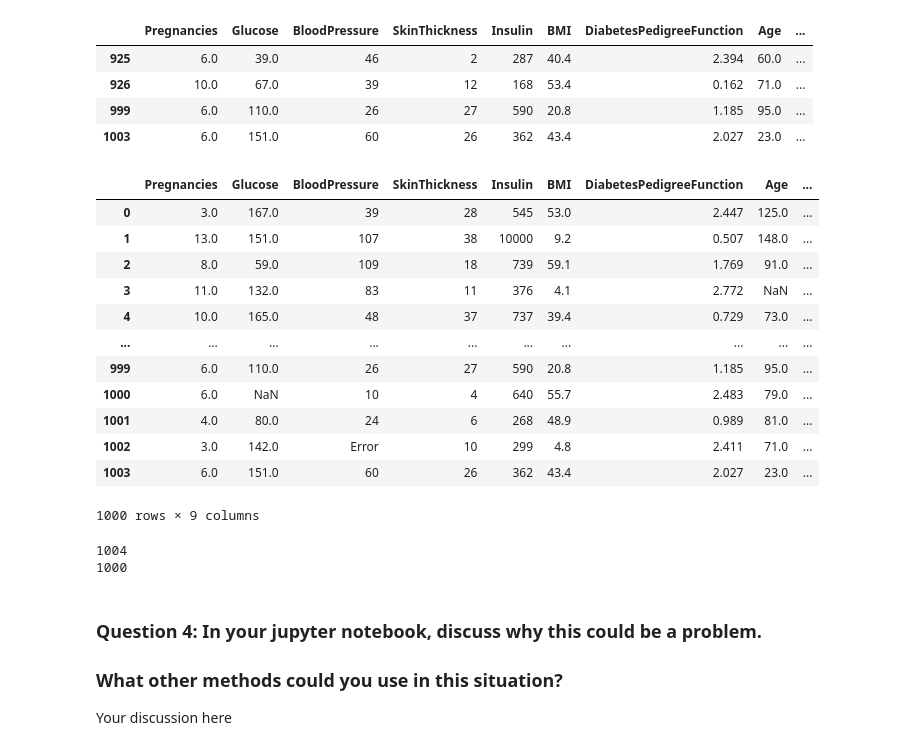
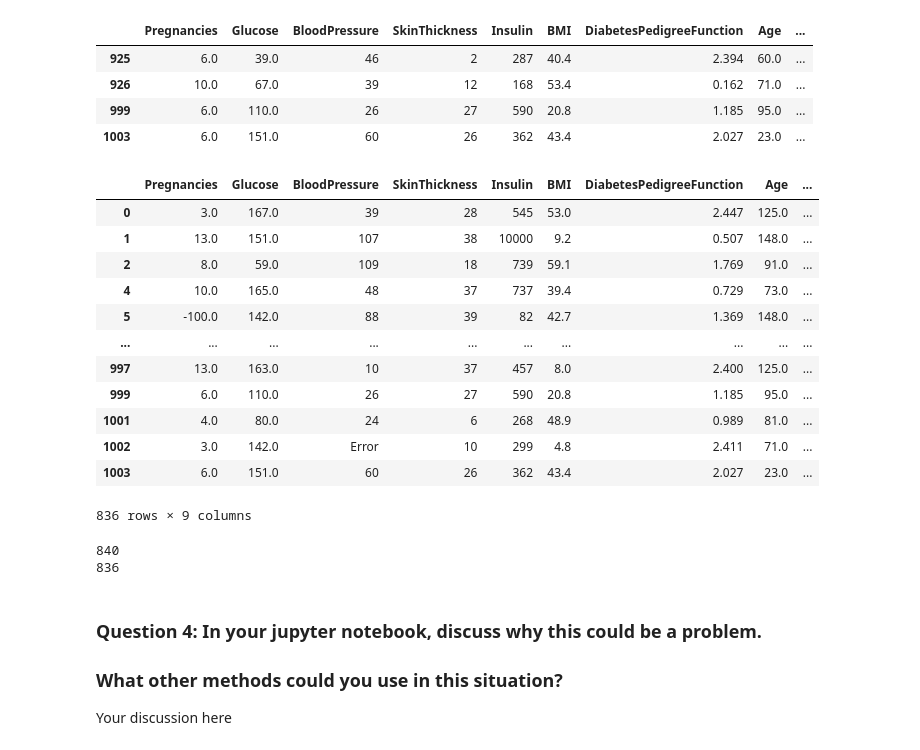
Before and after one commit to RSample12/Grand-Circus-Assignments, a Jupyter notebook: cleaning-diabetes/data-cleaning-lab-starter.ipynb, the cells around one changed output. Cells and saved outputs as stored; diff of their text form; code cells hidden in the pictures.

```diff
--- a/cleaning-diabetes/data-cleaning-lab-starter.ipynb
+++ b/cleaning-diabetes/data-cleaning-lab-starter.ipynb
@@ -93,29 +93,29 @@ dup_df
 # %%
 # Question 2: Write code to remove rows with missing data
 # and save the new dataframe as pima_missing_fixed_df
-pima_missing_fixed_df = pima_df.drop_duplicates(keep='last')
+pima_missing_fixed_df = dropna_pima_df.drop_duplicates(keep='last')
 pima_missing_fixed_df
 # %% [output]
 |  | Pregnancies | Glucose | BloodPressure | SkinThickness | Insulin | BMI | DiabetesPedigreeFunction | Age | ... |
 | 0 | 3.0 | 167.0 | 39 | 28 | 545 | 53.0 | 2.447 | 125.0 | ... |
 | 1 | 13.0 | 151.0 | 107 | 38 | 10000 | 9.2 | 0.507 | 148.0 | ... |
 | 2 | 8.0 | 59.0 | 109 | 18 | 739 | 59.1 | 1.769 | 91.0 | ... |
-| 3 | 11.0 | 132.0 | 83 | 11 | 376 | 4.1 | 2.772 | NaN | ... |
 | 4 | 10.0 | 165.0 | 48 | 37 | 737 | 39.4 | 0.729 | 73.0 | ... |
+| 5 | -100.0 | 142.0 | 88 | 39 | 82 | 42.7 | 1.369 | 148.0 | ... |
 | ... | ... | ... | ... | ... | ... | ... | ... | ... | ... |
+| 997 | 13.0 | 163.0 | 10 | 37 | 457 | 8.0 | 2.400 | 125.0 | ... |
 | 999 | 6.0 | 110.0 | 26 | 27 | 590 | 20.8 | 1.185 | 95.0 | ... |
-| 1000 | 6.0 | NaN | 10 | 4 | 640 | 55.7 | 2.483 | 79.0 | ... |
 | 1001 | 4.0 | 80.0 | 24 | 6 | 268 | 48.9 | 0.989 | 81.0 | ... |
 | 1002 | 3.0 | 142.0 | Error | 10 | 299 | 4.8 | 2.411 | 71.0 | ... |
 | 1003 | 6.0 | 151.0 | 60 | 26 | 362 | 43.4 | 2.027 | 23.0 | ... |
-1000 rows × 9 columns
+836 rows × 9 columns
 # %%
 # Question 3:  Print out the number of rows in the dataframe.
-print(len(pima_df))
+print(len(dropna_pima_df))
 print(len(pima_missing_fixed_df))
 # %% [output]
-1004
-1000
+840
+836
 # %% [markdown]
 ### Question 4:  In your jupyter notebook, discuss why this could be a problem.
 ### What other methods could you use in this situation?
```
Also changed, not shown: parts of 6 cells of this notebook, 2 other files.
